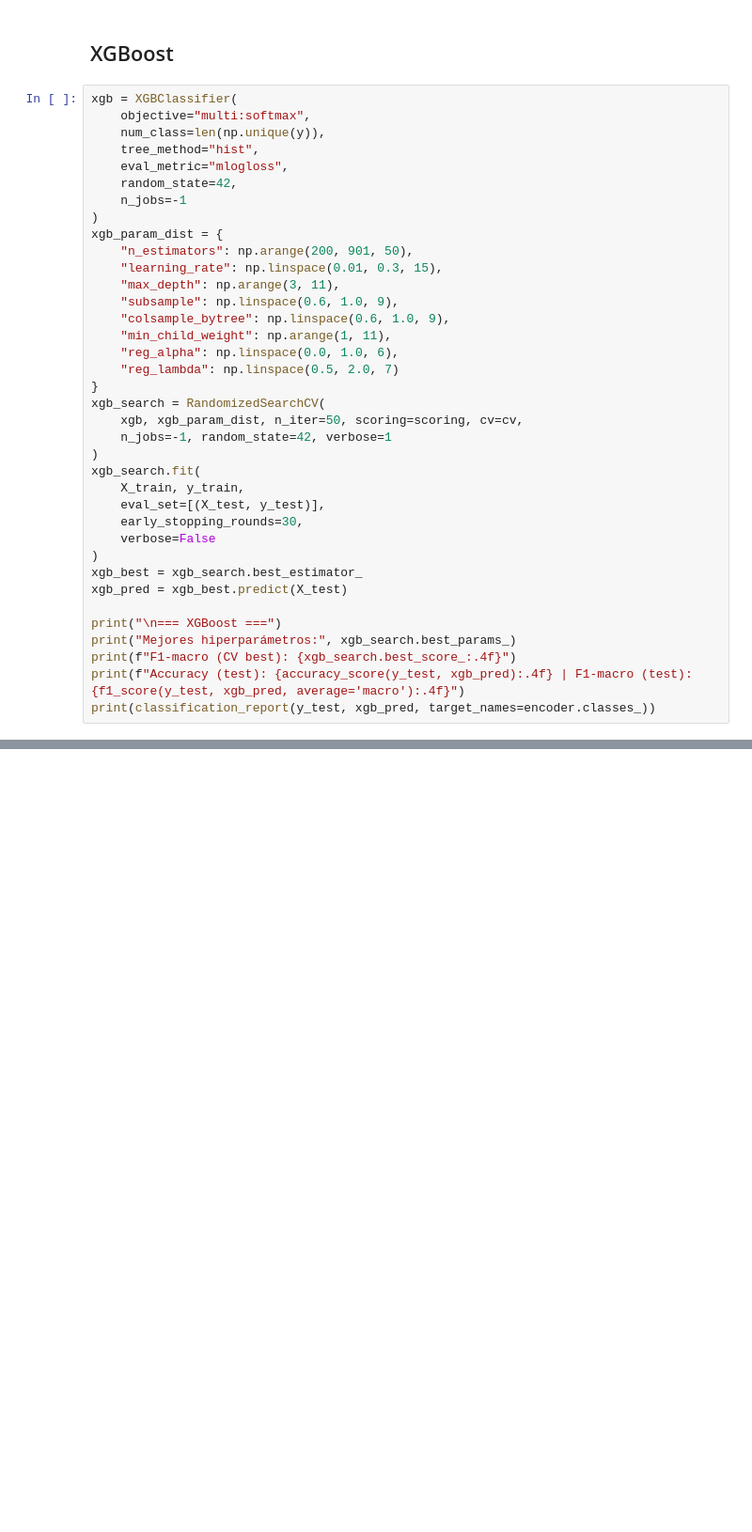
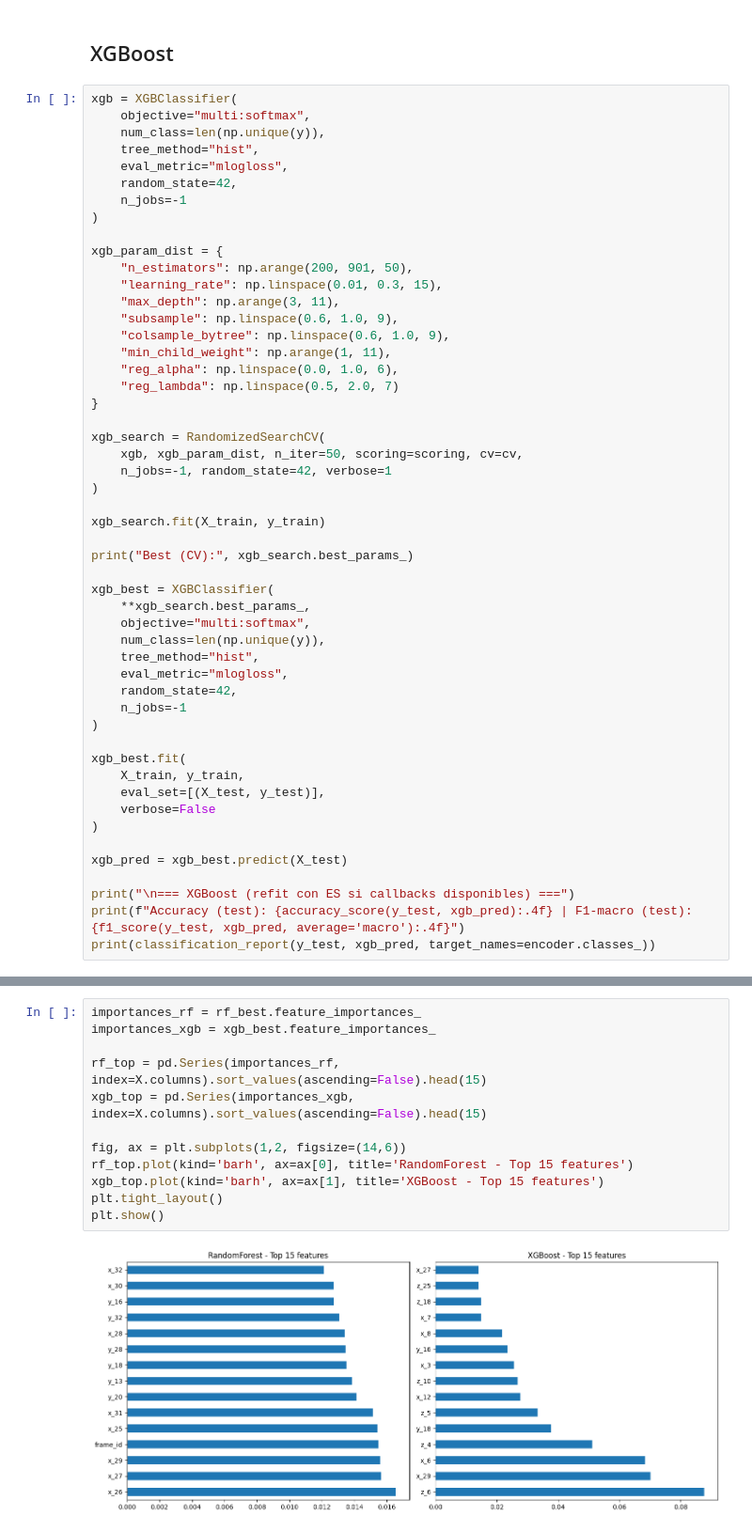
Before and after one commit to Sebastian-411/PoseAnalyzer, a Jupyter notebook: entrega2/PoseAnalyzer.ipynb, the cells around one changed output, grey strips where cells are left out. Shown at 94% size. Drawn from its saved outputs; the diff is of its cells as text; blank space fills up the shorter version.

```diff
--- a/entrega2/PoseAnalyzer.ipynb
+++ b/entrega2/PoseAnalyzer.ipynb
@@ -330,6 +360,7 @@ xgb = XGBClassifier(
     random_state=42,
     n_jobs=-1
 )
+
 xgb_param_dist = {
     "n_estimators": np.arange(200, 901, 50),
     "learning_rate": np.linspace(0.01, 0.3, 15),
@@ -340,22 +371,35 @@ xgb_param_dist = {
     "reg_alpha": np.linspace(0.0, 1.0, 6),
     "reg_lambda": np.linspace(0.5, 2.0, 7)
 }
+
 xgb_search = RandomizedSearchCV(
     xgb, xgb_param_dist, n_iter=50, scoring=scoring, cv=cv,
     n_jobs=-1, random_state=42, verbose=1
 )
-xgb_search.fit(
+
+xgb_search.fit(X_train, y_train)
+
+print("Best (CV):", xgb_search.best_params_)
+
+xgb_best = XGBClassifier(
+    **xgb_search.best_params_,
+    objective="multi:softmax",
+    num_class=len(np.unique(y)),
+    tree_method="hist",
+    eval_metric="mlogloss",
+    random_state=42,
+    n_jobs=-1
+)
+
+xgb_best.fit(
     X_train, y_train,
     eval_set=[(X_test, y_test)],
-    early_stopping_rounds=30,
     verbose=False
 )
-xgb_best = xgb_search.best_estimator_
+
 xgb_pred = xgb_best.predict(X_test)
 
-print("\n=== XGBoost ===")
-print("Mejores hiperparámetros:", xgb_search.best_params_)
-print(f"F1-macro (CV best): {xgb_search.best_score_:.4f}")
+print("\n=== XGBoost (refit con ES si callbacks disponibles) ===")
 print(f"Accuracy (test): {accuracy_score(y_test, xgb_pred):.4f} | F1-macro (test): {f1_score(y_test, xgb_pred, average='macro'):.4f}")
 print(classification_report(y_test, xgb_pred, target_names=encoder.classes_))
 # %% [output]
@@ -387,0 +507,14 @@ print(f"\nMatriz de confusión - {best_name}:\n{cm}")
+# %%
+importances_rf = rf_best.feature_importances_
+importances_xgb = xgb_best.feature_importances_
+
+rf_top = pd.Series(importances_rf, index=X.columns).sort_values(ascending=False).head(15)
+xgb_top = pd.Series(importances_xgb, index=X.columns).sort_values(ascending=False).head(15)
+
+fig, ax = plt.subplots(1,2, figsize=(14,6))
+rf_top.plot(kind='barh', ax=ax[0], title='RandomForest - Top 15 features')
+xgb_top.plot(kind='barh', ax=ax[1], title='XGBoost - Top 15 features')
+plt.tight_layout()
+plt.show()
+# %% [output]
+[figure, added]
```
Also changed, not shown: parts of 9 cells of this notebook.
